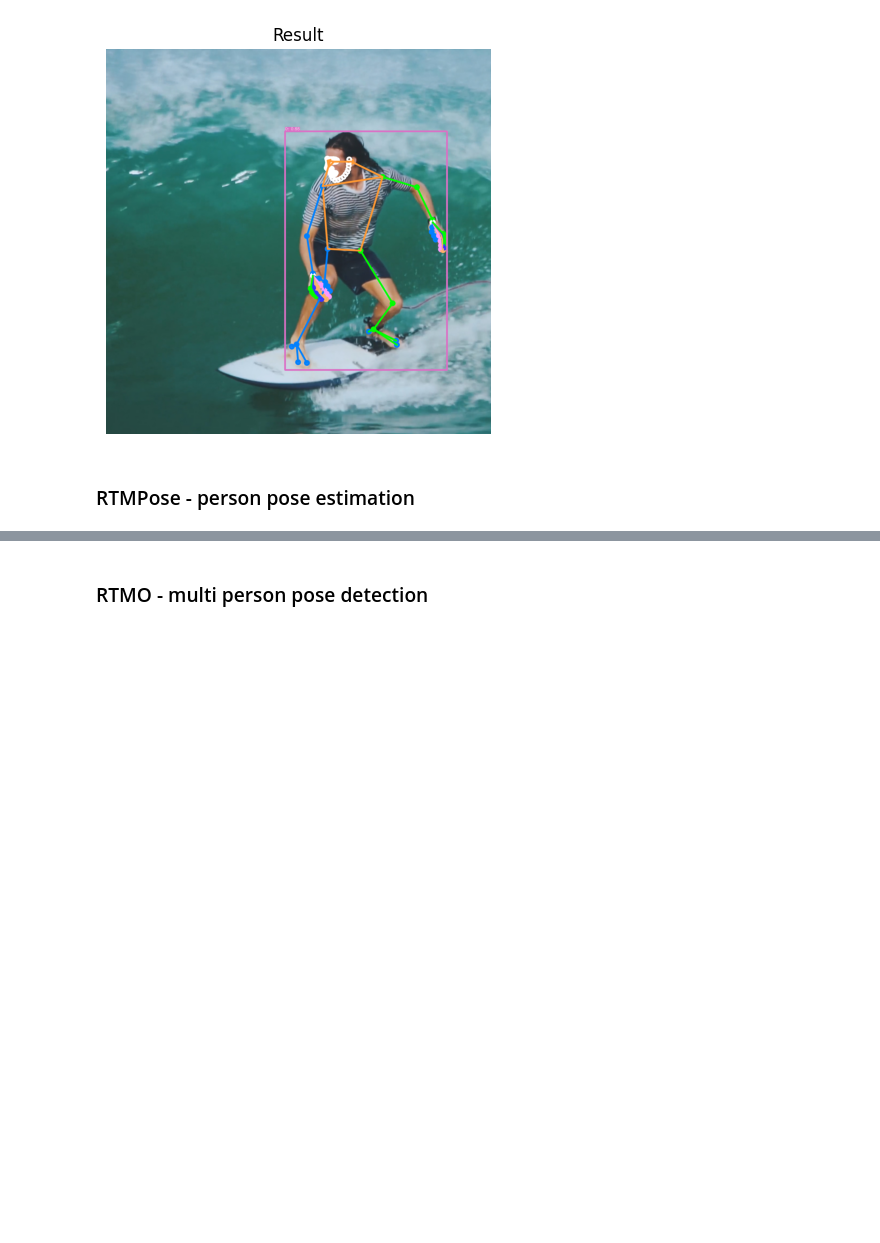
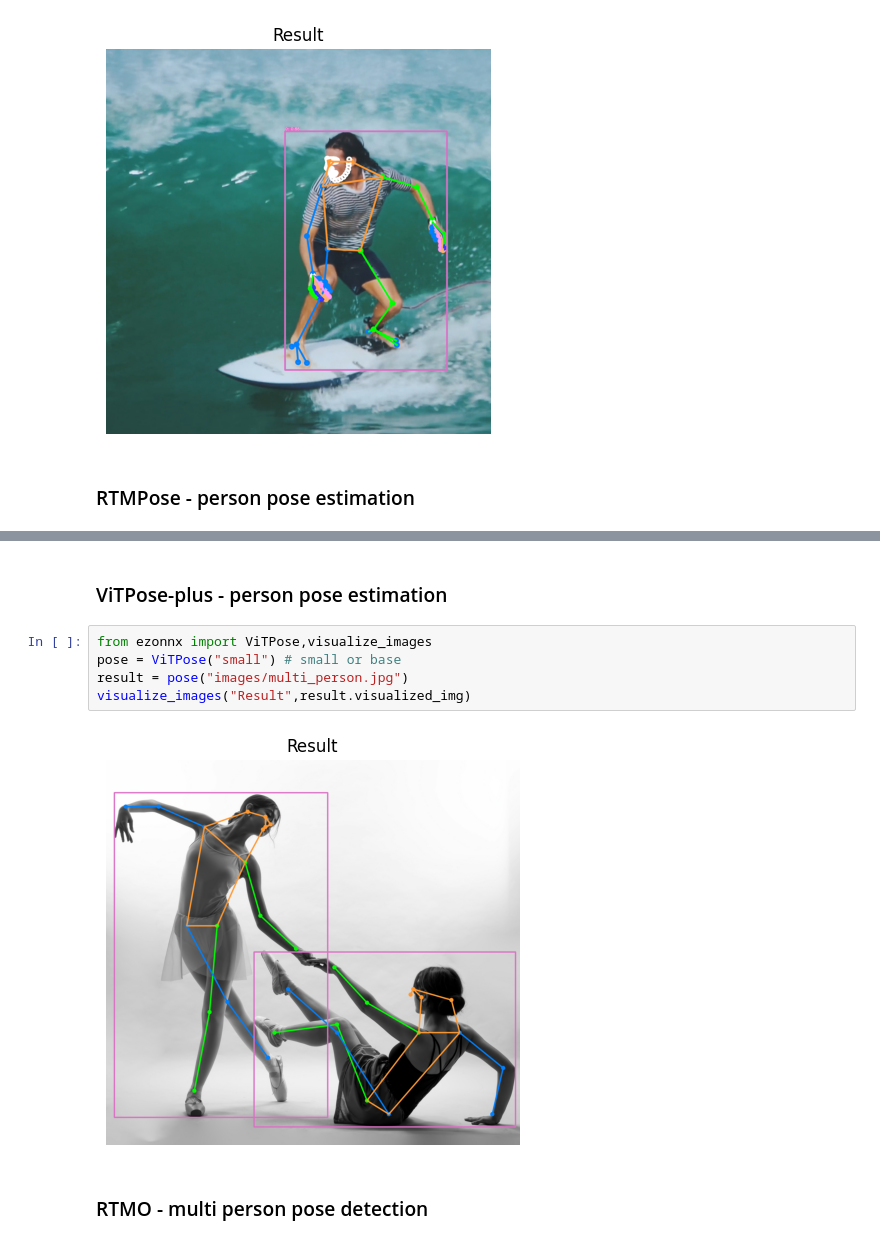
Before and after one commit to nomusanma/ezonnx-copy, a Jupyter notebook: examples/object_detection.ipynb, the cells around one changed output, grey strips where cells are left out. Drawn from its saved outputs; the diff is of its cells as text; blank space fills up the shorter version.

Commit message:
add ViTPose

```diff
--- a/examples/object_detection.ipynb
+++ b/examples/object_detection.ipynb
@@ -57,3 +57,12 @@ visualize_images("Result",result.visualized_img)
+# %% [markdown]
+### ViTPose-plus - person pose estimation
+# %%
+from ezonnx import ViTPose,visualize_images
+pose = ViTPose("small") # small or base
+result = pose("images/multi_person.jpg")
+visualize_images("Result",result.visualized_img)
+# %% [output]
+[figure, added]
 # %% [markdown]
 ### RTMO - multi person pose detection
 # %%
```
Also changed, not shown: parts of 1 cell of this notebook, 4 other files.
